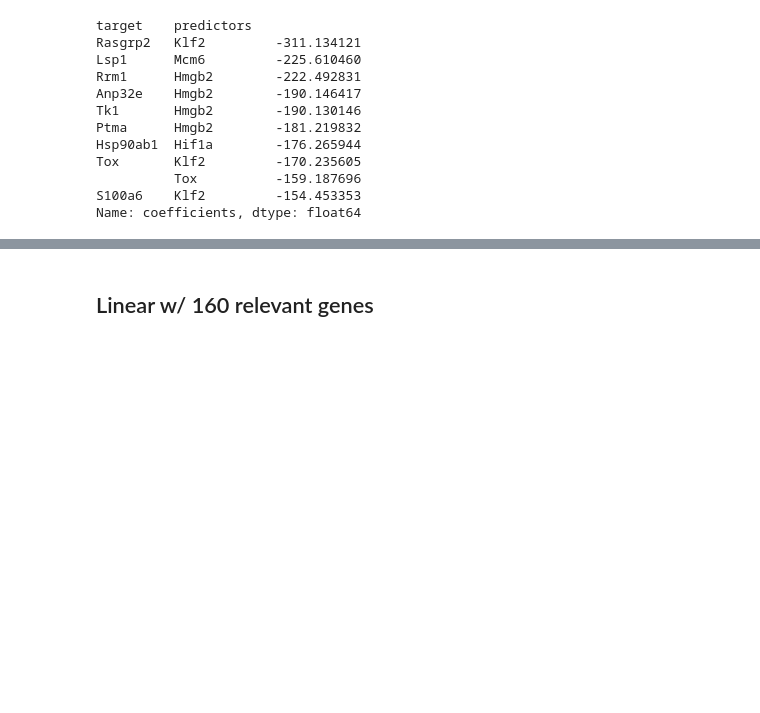
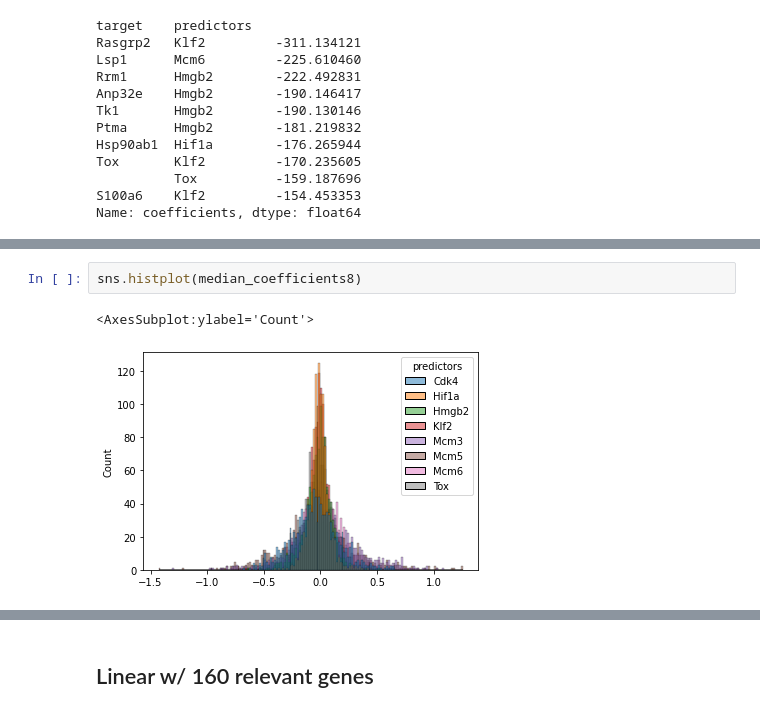
Before and after one commit to antschum/thesis, a Jupyter notebook: Analysis.ipynb, the cells around one changed output, grey strips where cells are left out. Saved outputs shown, nothing was run; the diff lists cells and outputs as text; blank space fills up the shorter version.

```diff
--- a/Analysis.ipynb
+++ b/Analysis.ipynb
@@ -202,0 +297,5 @@ Name: coefficients, dtype: float64
+# %%
+sns.histplot(median_coefficients8)
+# %% [output]
+<AxesSubplot:ylabel='Count'>
+[figure, added]
```
Also changed, not shown: parts of 19 cells of this notebook, 1 other file.
